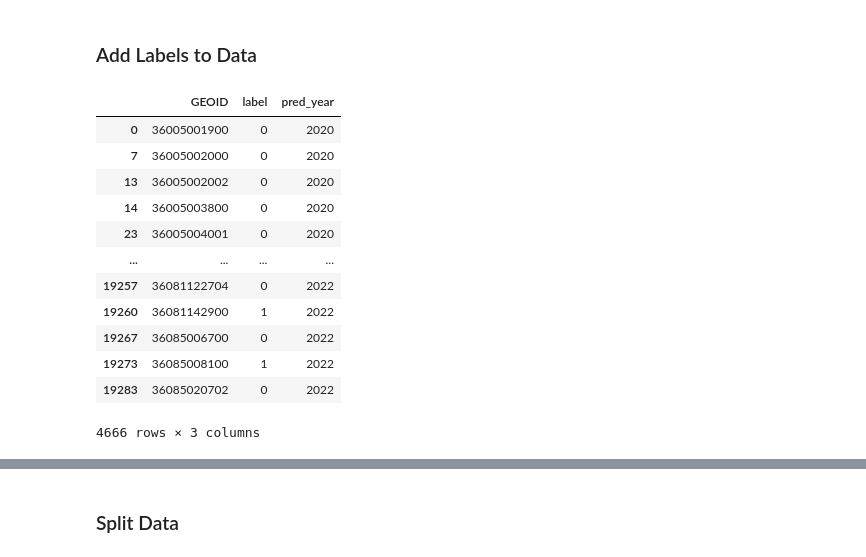
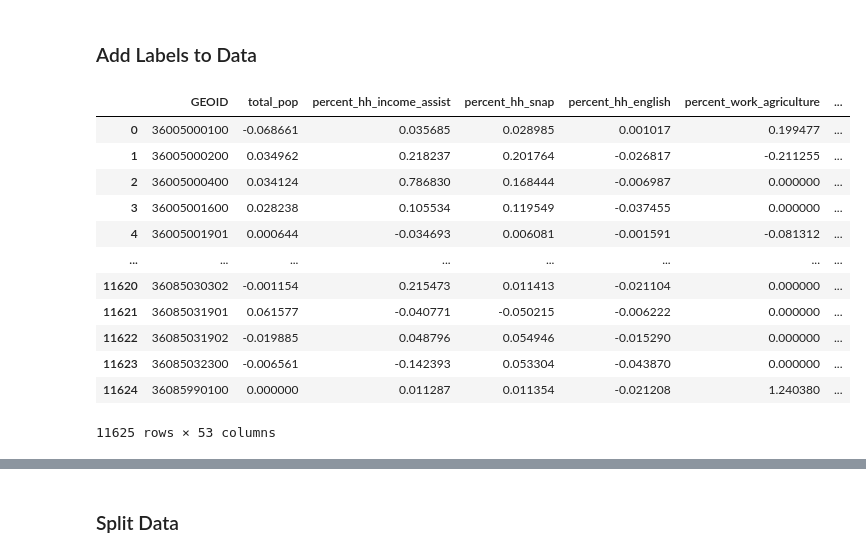
Before and after one commit to khyateed/forecasting-gentrification-nyc, a Jupyter notebook: modeling.ipynb, the cells around one changed output, grey strips where cells are left out. Cells and saved outputs as stored; diff of their text form; code cells hidden in the pictures.

Commit message:
Added more training data

```diff
--- a/modeling.ipynb
+++ b/modeling.ipynb
@@ -8,5 +8,7 @@ import sklearn
 from sklearn.metrics import confusion_matrix, ConfusionMatrixDisplay
 from sklearn.linear_model import LogisticRegression
 from sklearn.ensemble import RandomForestClassifier
-from sklearn.metrics import accuracy_score, recall_score, precision_score
+from sklearn.metrics import accuracy_score, recall_score, precision_score, f1_score
 from sklearn.model_selection import cross_val_score, KFold
+from imblearn.over_sampling import SMOTE
+pd.set_option("display.max_columns", None)
@@ -33,19 +15,22 @@ df
 # %% [markdown]
 ### Add Labels to Data
 # %%
-labels = pd.read_parquet('Data/Cleaned/labels.parquet')
-labels
+df = pd.read_parquet('Data/Cleaned/more_data_post_feat_engineering.parquet')
+labels = pd.read_parquet('Data/Cleaned/more_labels.parquet')
+
+df = df.merge(labels[['GEOID','pred_year','label']], on=['GEOID','pred_year'], how='left')
+df
 # %% [output]
-|  | GEOID | label | pred_year |
-| 0 | 36005001900 | 0 | 2020 |
-| 7 | 36005002000 | 0 | 2020 |
-| 13 | 36005002002 | 0 | 2020 |
-| 14 | 36005003800 | 0 | 2020 |
-| 23 | 36005004001 | 0 | 2020 |
-| ... | ... | ... | ... |
-| 19257 | 36081122704 | 0 | 2022 |
-| 19260 | 36081142900 | 1 | 2022 |
-| 19267 | 36085006700 | 0 | 2022 |
-| 19273 | 36085008100 | 1 | 2022 |
-| 19283 | 36085020702 | 0 | 2022 |
+|  | GEOID | total_pop | percent_hh_income_assist | percent_hh_snap | percent_hh_english | percent_work_agriculture | ... |
+| 0 | 36005000100 | -0.068661 | 0.035685 | 0.028985 | 0.001017 | 0.199477 | ... |
+| 1 | 36005000200 | 0.034962 | 0.218237 | 0.201764 | -0.026817 | -0.211255 | ... |
+| 2 | 36005000400 | 0.034124 | 0.786830 | 0.168444 | -0.006987 | 0.000000 | ... |
+| 3 | 36005001600 | 0.028238 | 0.105534 | 0.119549 | -0.037455 | 0.000000 | ... |
+| 4 | 36005001901 | 0.000644 | -0.034693 | 0.006081 | -0.001591 | -0.081312 | ... |
+| ... | ... | ... | ... | ... | ... | ... | ... |
+| 11620 | 36085030302 | -0.001154 | 0.215473 | 0.011413 | -0.021104 | 0.000000 | ... |
+| 11621 | 36085031901 | 0.061577 | -0.040771 | -0.050215 | -0.006222 | 0.000000 | ... |
+| 11622 | 36085031902 | -0.019885 | 0.048796 | 0.054946 | -0.015290 | 0.000000 | ... |
+| 11623 | 36085032300 | -0.006561 | -0.142393 | 0.053304 | -0.043870 | 0.000000 | ... |
+| 11624 | 36085990100 | 0.000000 | 0.011287 | 0.011354 | -0.021208 | 1.240380 | ... |
-4666 rows × 3 columns
+11625 rows × 53 columns
```
Also changed, not shown: parts of 10 cells of this notebook, 2 other files.
